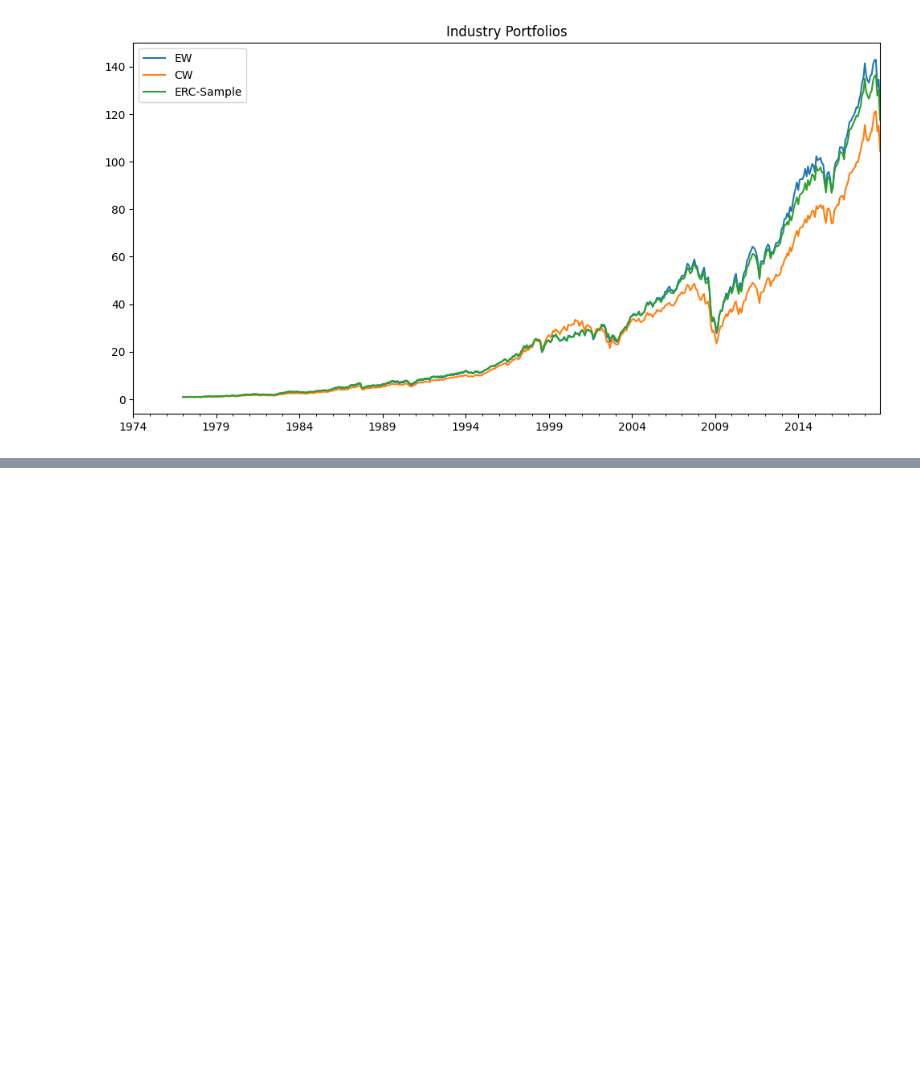
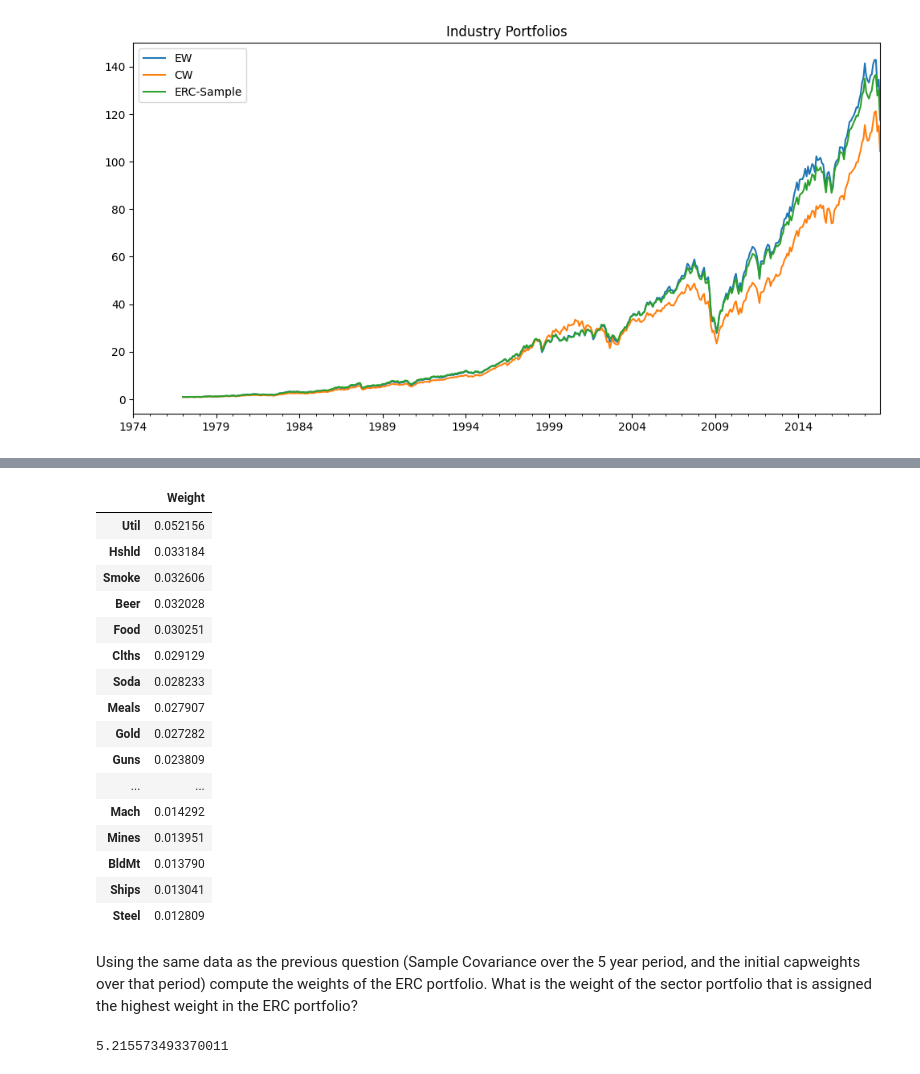
Before and after one commit to lishenjian1996/Programming-Study, a Jupyter notebook: Investment Management with Python and Machine Learning/Advanced Portfolio Construction and Analysis with Python/section8.ipynb, the cells around one changed output, grey strips where cells are left out. Cells and saved outputs as stored; diff of their text form; code cells hidden in the pictures; blank space fills up the shorter version.

```diff
--- a/Investment Management with Python and Machine Learning/Advanced Portfolio Construction and Analysis with Python/section8.ipynb
+++ b/Investment Management with Python and Machine Learning/Advanced Portfolio Construction and Analysis with Python/section8.ipynb
@@ -115,0 +258,28 @@ erk.summary_stats(btr.dropna())
+# %%
+erc_w = pd.DataFrame(np.transpose(erk.equal_risk_contributions(cov)), index = rets.columns, columns=["Weight"] )
+erc_w.sort_values(by='Weight',ascending=0)
+#.sort_values(by='Weight',ascending=0) is based on the columns range from highest to lowest.
+# %% [output]
+|  | Weight |
+| Util | 0.052156 |
+| Hshld | 0.033184 |
+| Smoke | 0.032606 |
+| Beer | 0.032028 |
+| Food | 0.030251 |
+| Clths | 0.029129 |
+| Soda | 0.028233 |
+| Meals | 0.027907 |
+| Gold | 0.027282 |
+| Guns | 0.023809 |
+| ... | ... |
+| Mach | 0.014292 |
+| Mines | 0.013951 |
+| BldMt | 0.013790 |
+| Ships | 0.013041 |
+| Steel | 0.012809 |
+# %% [markdown]
+Using the same data as the previous question (Sample Covariance over the 5 year period, and the initial capweights over that period) compute the weights of the ERC portfolio. What is the weight of the sector portfolio that is assigned the highest weight in the ERC portfolio?
+# %%
+erc_w.values.max()*100
+# %% [output]
+5.215573493370011
```
Also changed, not shown: parts of 23 cells of this notebook, 1 other file.
